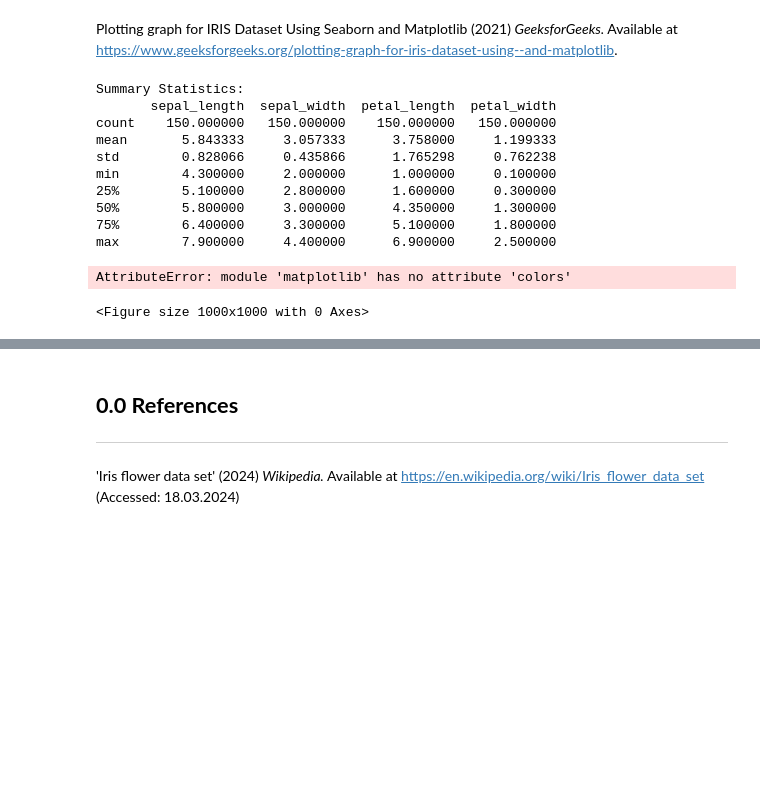
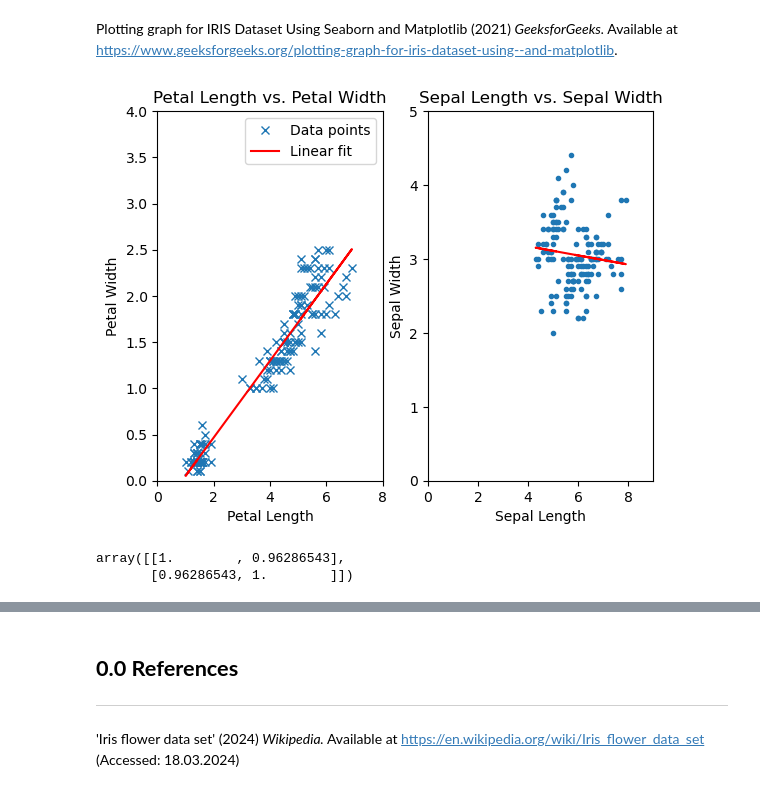
Before and after one commit to Laura6826/pands-project, a Jupyter notebook: Iris.Data.Set.ipynb, the cells around one changed output, grey strips where cells are left out. Drawn from its saved outputs; the diff is of its cells as text; code cells hidden in the pictures; blank space fills up the shorter version.

Commit message:
messing with graphs

```diff
--- a/Iris.Data.Set.ipynb
+++ b/Iris.Data.Set.ipynb
@@ -109,30 +99,48 @@ sns.FacetGrid (df, hue='species').map(plt.scatter,'slen', 'plen').add_legend()
-# %%
-# Data preprocessing
-# Separate features and target variable
-X = df.drop('species', axis=1)
-y = df['species']
-
-# Data processing
-# Perform any necessary data processing steps here
-
-# Data analysis
-# Calculate summary statistics
-summary_stats = X.describe()
-print("Summary Statistics:")
-print(summary_stats)
-
-# Plot the graph using Seaborn and Matplotlib
-sns.pairplot(df, hue='species')
-# %% [output]
-Summary Statistics:
-       sepal_length  sepal_width  petal_length  petal_width
-count    150.000000   150.000000    150.000000   150.000000
-mean       5.843333     3.057333      3.758000     1.199333
-std        0.828066     0.435866      1.765298     0.762238
-min        4.300000     2.000000      1.000000     0.100000
-25%        5.100000     2.800000      1.600000     0.300000
-50%        5.800000     3.000000      4.350000     1.300000
-75%        6.400000     3.300000      5.100000     1.800000
-max        7.900000     4.400000      6.900000     2.500000
-AttributeError: module 'matplotlib' has no attribute 'colors'
-<Figure size 1000x1000 with 0 Axes>
+# %%
+
+# Extract data
+plen = df['petal_length']
+pwidth = df['petal_width']
+slen = df['sepal_length']
+swidth = df['sepal_width']
+
+# Fit a straight line between petal length and petal width
+m1, c1 = np.polyfit(plen, pwidth, 1)
+
+# Fit a straight line between sepal length and sepal width
+m2, c2 = np.polyfit(slen, swidth, 1)
+
+# Create subplots
+fig, (ax1, ax2) = plt.subplots(1, 2)
+
+# Scatter plot for petal length vs. petal width
+ax1.plot(plen, pwidth, 'x', label='Data points')
+ax1.plot(plen, m1 * plen + c1, 'r-', label='Linear fit')
+ax1.set_xlabel('Petal Length')
+ax1.set_ylabel('Petal Width')
+ax1.set_title('Petal Length vs. Petal Width')
+ax1.legend()
+# Set axes limits.
+ax1.set_xlim(0, 8)
+ax1.set_ylim(0, 4)
+
+# Scatter plot for sepal length vs. sepal width
+ax2.plot(slen, swidth, '.', label='Data points')
+ax2.plot(slen, m2 * slen + c2, 'r-', label='Linear fit')
+ax2.set_xlabel('Sepal Length')
+ax2.set_ylabel('Sepal Width')
+ax2.set_title('Sepal Length vs. Sepal Width')
+
+# Set axes limits.
+ax2.set_xlim(0, 9)
+ax2.set_ylim(0, 5)
+
+plt.show()
+# %% [output]
+[figure, added]
+# %%
+# Measure the correlation.
+np.corrcoef(plen, pwidth)
+# %% [output]
+array([[1.        , 0.96286543],
+       [0.96286543, 1.        ]])
```
Also changed, not shown: parts of 7 cells of this notebook.
